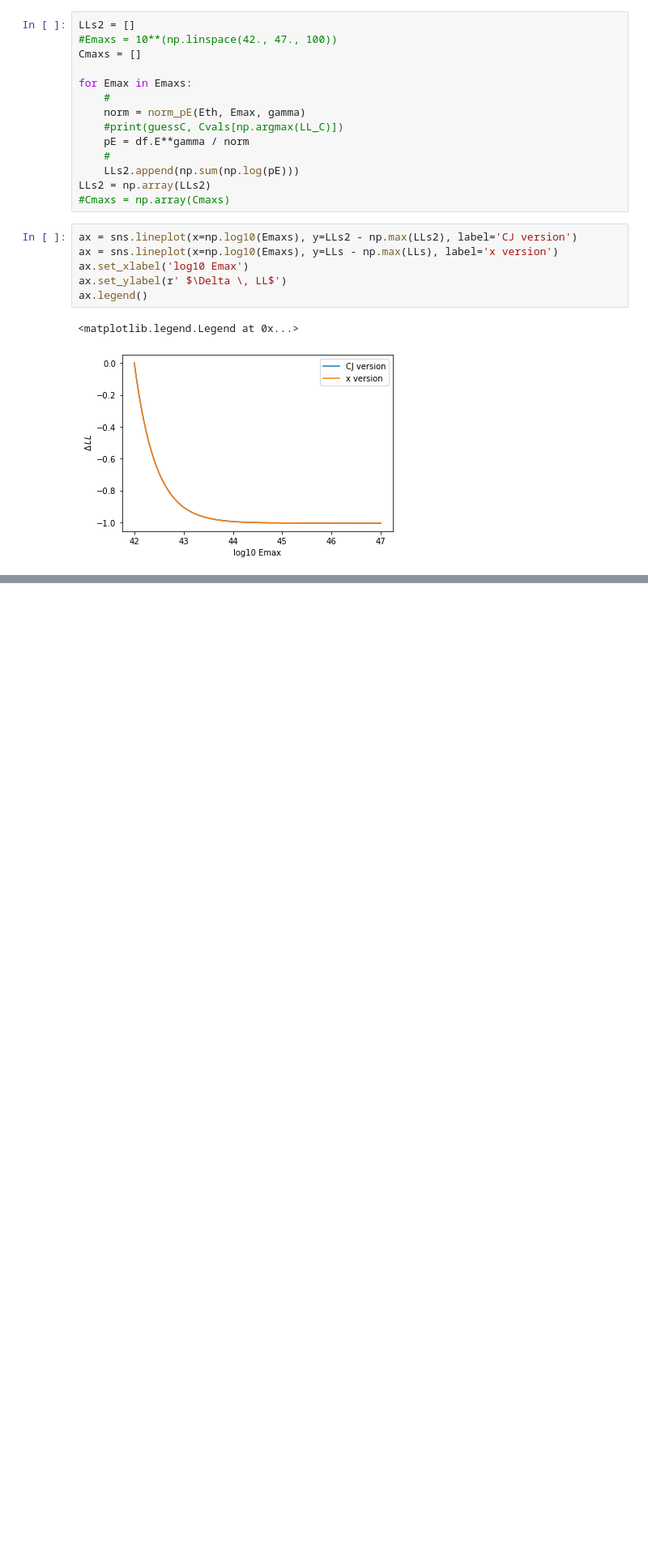
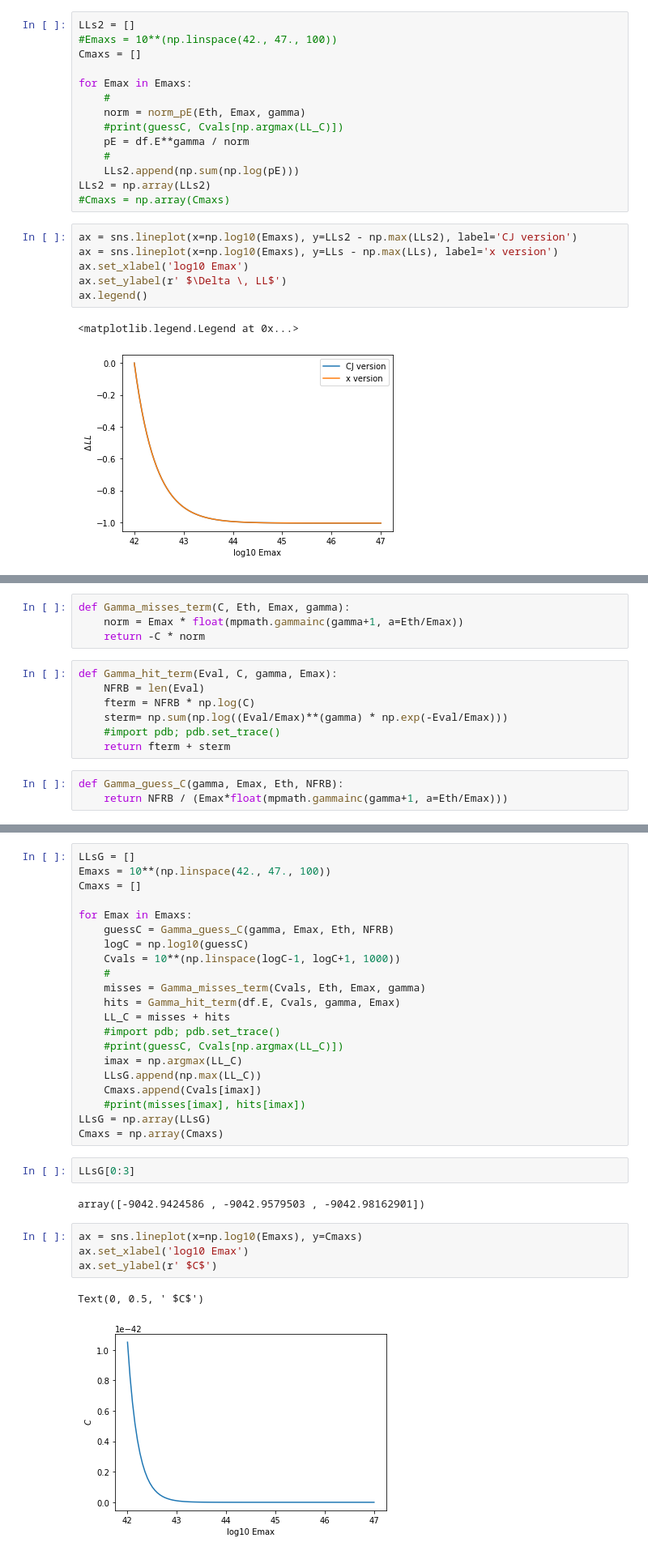
Before and after one commit to FRBs/zdm, a Jupyter notebook: docs/nb/Max_Like.ipynb, the cells around one changed output, grey strips where cells are left out. Shown at 81% size. Drawn from its saved outputs; the diff is of its cells as text; blank space fills up the shorter version.

Commit message:
added Gamma

```diff
--- a/docs/nb/Max_Like.ipynb
+++ b/docs/nb/Max_Like.ipynb
@@ -216,0 +183,14 @@ ax.legend()
+# %%
+def Gamma_misses_term(C, Eth, Emax, gamma):
+    norm = Emax * float(mpmath.gammainc(gamma+1, a=Eth/Emax))
+    return -C * norm
+# %%
+def Gamma_hit_term(Eval, C, gamma, Emax):
+    NFRB = len(Eval)
+    fterm = NFRB * np.log(C)
+    sterm= np.sum(np.log((Eval/Emax)**(gamma) * np.exp(-Eval/Emax)))
+    #import pdb; pdb.set_trace()
+    return fterm + sterm
+# %%
+def Gamma_guess_C(gamma, Emax, Eth, NFRB):
+    return NFRB / (Emax*float(mpmath.gammainc(gamma+1, a=Eth/Emax)))
@@ -216,0 +203,32 @@ ax.legend()
+# %%
+LLsG = []
+Emaxs = 10**(np.linspace(42., 47., 100))
+Cmaxs = []
+
+for Emax in Emaxs:
+    guessC = Gamma_guess_C(gamma, Emax, Eth, NFRB)
+    logC = np.log10(guessC)
+    Cvals = 10**(np.linspace(logC-1, logC+1, 1000))
+    #
+    misses = Gamma_misses_term(Cvals, Eth, Emax, gamma)
+    hits = Gamma_hit_term(df.E, Cvals, gamma, Emax)
+    LL_C = misses + hits
+    #import pdb; pdb.set_trace()
+    #print(guessC, Cvals[np.argmax(LL_C)])
+    imax = np.argmax(LL_C)
+    LLsG.append(np.max(LL_C))
+    Cmaxs.append(Cvals[imax])
+    #print(misses[imax], hits[imax])
+LLsG = np.array(LLsG)
+Cmaxs = np.array(Cmaxs)
+# %%
+LLsG[0:3]
+# %% [output]
+array([-9042.9424586 , -9042.9579503 , -9042.98162901])
+# %%
+ax = sns.lineplot(x=np.log10(Emaxs), y=Cmaxs)
+ax.set_xlabel('log10 Emax')
+ax.set_ylabel(r' $C$')
+# %% [output]
+Text(0, 0.5, ' $C$')
+[figure, added]
```
Also changed, not shown: parts of 9 cells of this notebook.
